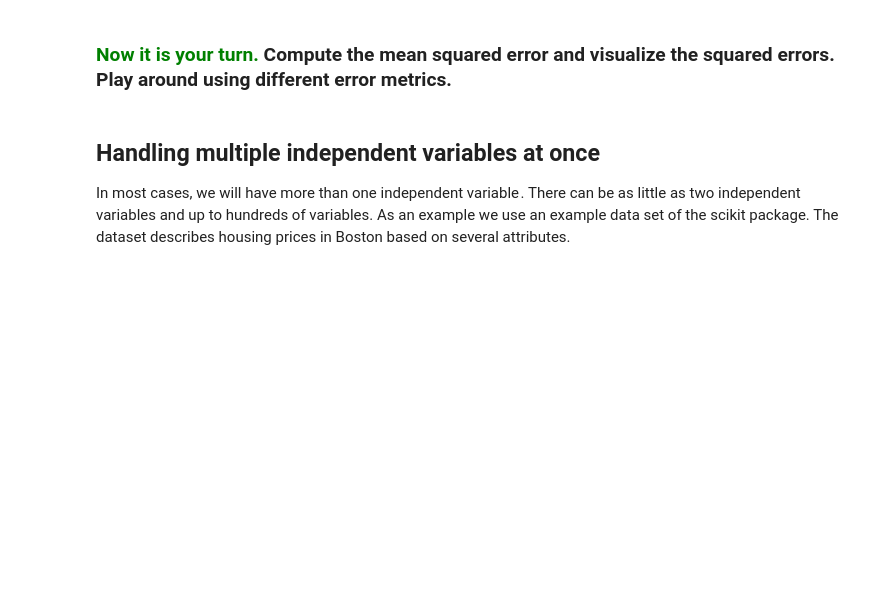
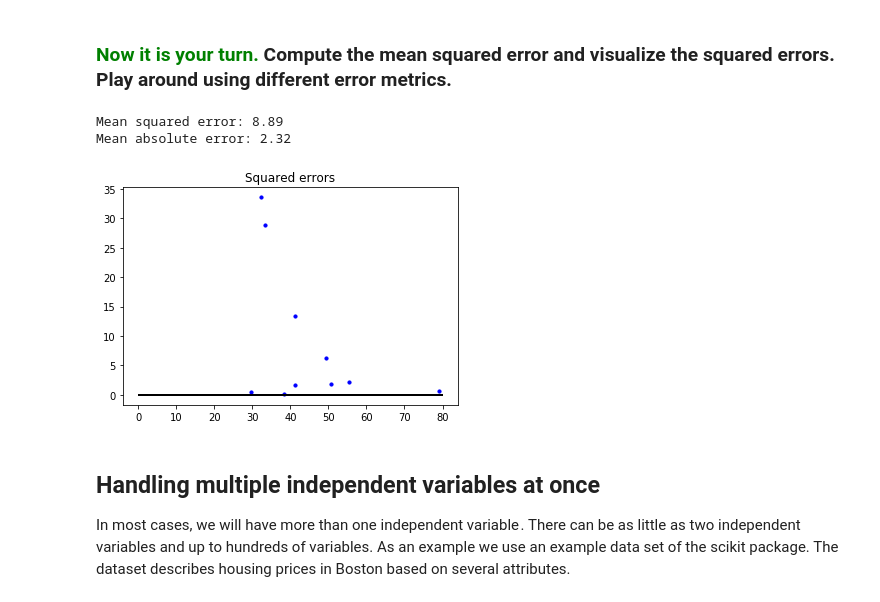
Before and after one commit to mrsonuk/university, a Jupyter notebook: data_science/uebung/03/Regression and SVM instructions.ipynb, the cells around one changed output. Saved outputs shown, nothing was run; the diff lists cells and outputs as text; code cells hidden in the pictures; blank space fills up the shorter version.

```diff
--- a/data_science/uebung/03/Regression and SVM instructions.ipynb
+++ b/data_science/uebung/03/Regression and SVM instructions.ipynb
@@ -184,3 +174,22 @@ plt.show()
+# %%
+#Your turn for df2
+print("Mean squared error: %.2f" % mean_squared_error(y2, y_predict2))
+print("Mean absolute error: %.2f" % mean_absolute_error(y2, y_predict2))
+
+plt.scatter(y_predict2, (y2 - y_predict2) ** 2, color = "blue", s = 10,)
+
+## plotting line for zero error
+plt.hlines(y = 0, xmin = 0, xmax = 80, linewidth = 2)
+
+## plot title
+plt.title("Squared errors")
+
+## function to show plot
+plt.show()
+# %% [output]
+Mean squared error: 8.89
+Mean absolute error: 2.32
+[figure, added]
 # %% [markdown]
 ## Handling multiple independent variables at once
 In most cases, we will have more than one independent variable . There can be as little as two independent variables and up to hundreds of variables. As an example we use an example data set of the scikit package. The dataset describes housing prices in Boston based on several attributes.
```
Also changed, not shown: parts of 12 cells of this notebook, 13 other files.
